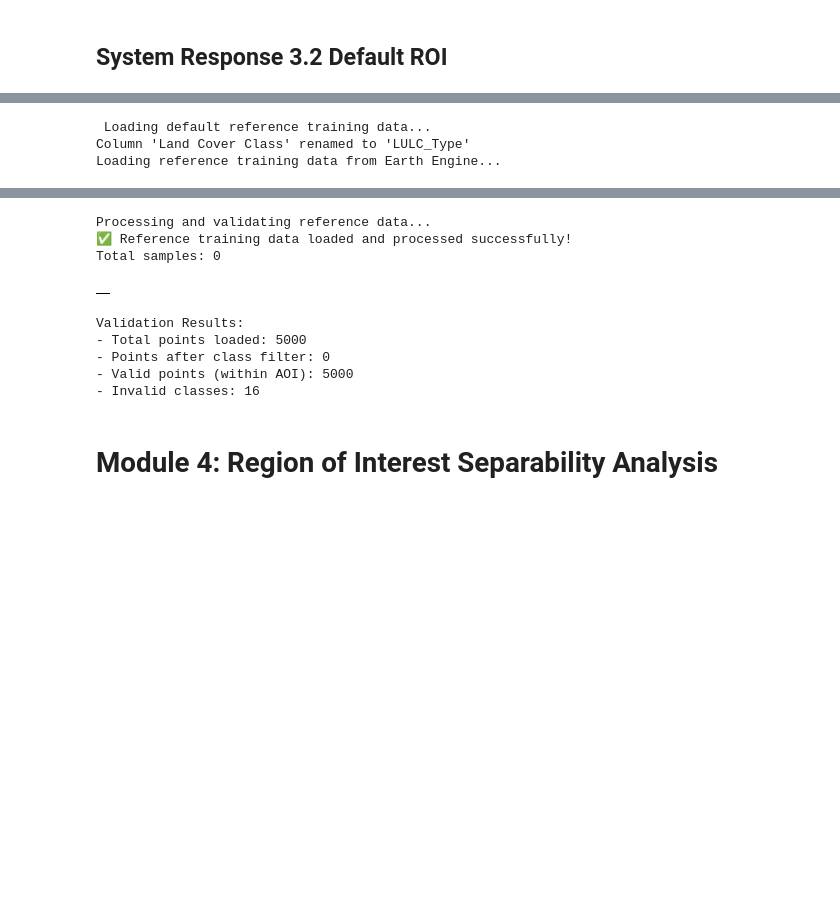
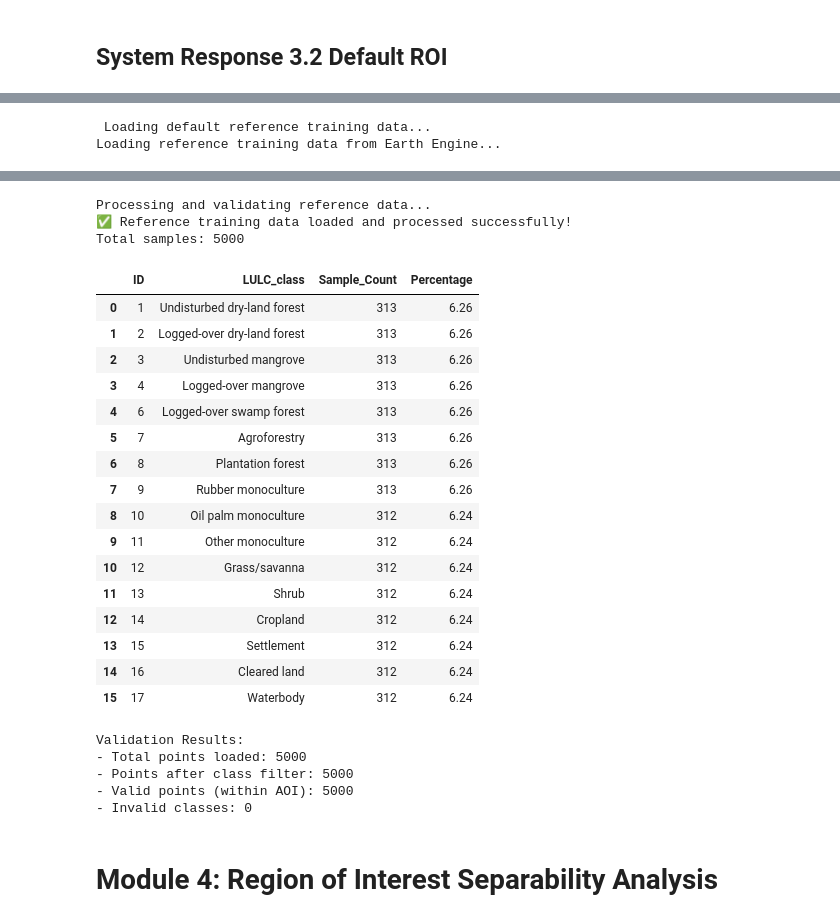
Before and after one commit to epistem-io/luma-stack, a Jupyter notebook: notebooks/Module_implementation.ipynb, the cells around one changed output, grey strips where cells are left out. Saved outputs shown, nothing was run; the diff lists cells and outputs as text; code cells hidden in the pictures; blank space fills up the shorter version.

```diff
--- a/notebooks/Module_implementation.ipynb
+++ b/notebooks/Module_implementation.ipynb
@@ -562,13 +579,14 @@ try:
 
     print("Processing and validating reference data...")
 
-        # Set class field
+    #Set class field
     TrainDataDict = SyncTrainData.SetClassField(TrainDataDict, TrainField)
 
-        # Validate classes
-    TrainDataDict = SyncTrainData.ValidClass(TrainDataDict)
+    #Validate classes. if class_ids is True, it will use class IDs from the landcover_df
+    #if false, the validation will failed since it will check between id and name
+    TrainDataDict = SyncTrainData.ValidClass(TrainDataDict, use_class_ids=True)
 
-        # Check sufficiency
+    #Check sufficiency
     TrainDataDict = SyncTrainData.CheckSufficiency(TrainDataDict, min_samples=20)
 
         # Filter by AOI
@@ -606,3 +624,2 @@ except Exception as e:
  Loading default reference training data...
-Column 'Land Cover Class' renamed to 'LULC_Type'
 Loading reference training data from Earth Engine...
@@ -626,12 +643,28 @@ Loading reference training data from Earth Engine...
 Processing and validating reference data...
 ✅ Reference training data loaded and processed successfully!
-Total samples: 0
+Total samples: 5000
-|  |
+|  | ID | LULC_class | Sample_Count | Percentage |
+| 0 | 1 | Undisturbed dry-land forest | 313 | 6.26 |
+| 1 | 2 | Logged-over dry-land forest | 313 | 6.26 |
+| 2 | 3 | Undisturbed mangrove | 313 | 6.26 |
+| 3 | 4 | Logged-over mangrove | 313 | 6.26 |
+| 4 | 6 | Logged-over swamp forest | 313 | 6.26 |
+| 5 | 7 | Agroforestry | 313 | 6.26 |
+| 6 | 8 | Plantation forest | 313 | 6.26 |
+| 7 | 9 | Rubber monoculture | 313 | 6.26 |
+| 8 | 10 | Oil palm monoculture | 312 | 6.24 |
+| 9 | 11 | Other monoculture | 312 | 6.24 |
+| 10 | 12 | Grass/savanna | 312 | 6.24 |
+| 11 | 13 | Shrub | 312 | 6.24 |
+| 12 | 14 | Cropland | 312 | 6.24 |
+| 13 | 15 | Settlement | 312 | 6.24 |
+| 14 | 16 | Cleared land | 312 | 6.24 |
+| 15 | 17 | Waterbody | 312 | 6.24 |
 Validation Results:
 - Total points loaded: 5000
-- Points after class filter: 0
+- Points after class filter: 5000
 - Valid points (within AOI): 5000
-- Invalid classes: 16
+- Invalid classes: 0
 # %% [markdown]
 # Module 4: Region of Interest Separability Analysis
 # %% [markdown]
```
Also changed, not shown: parts of 5 cells of this notebook.
